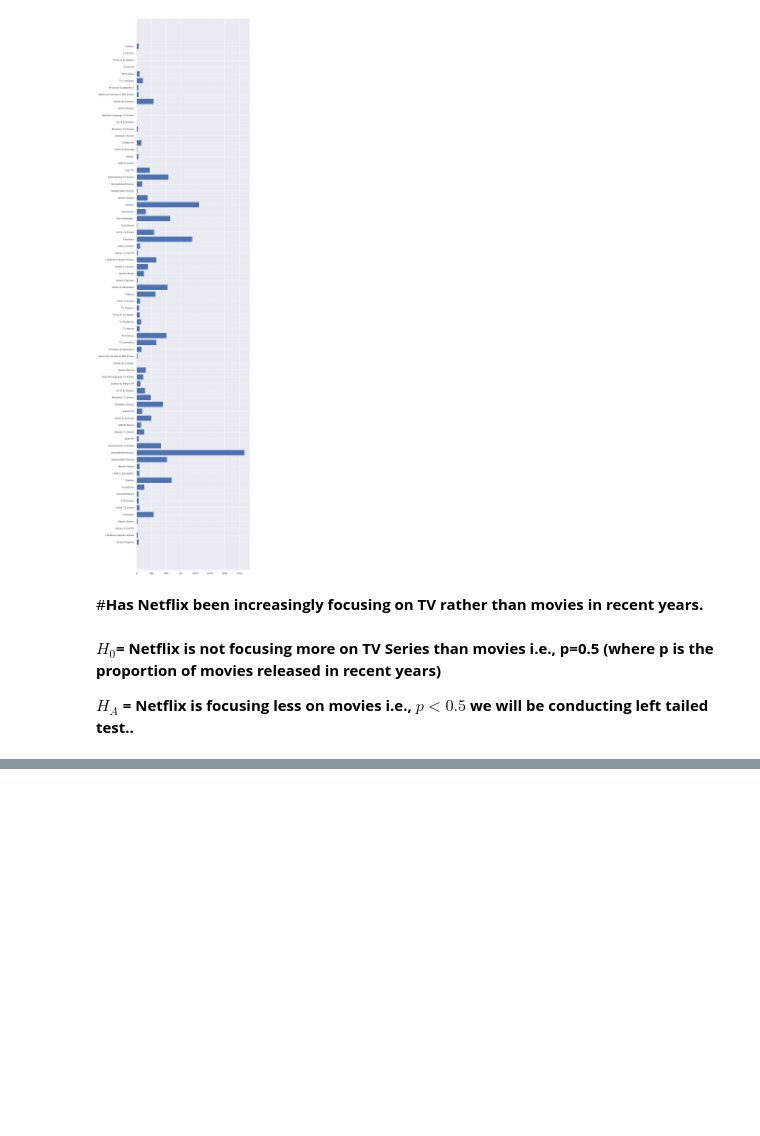
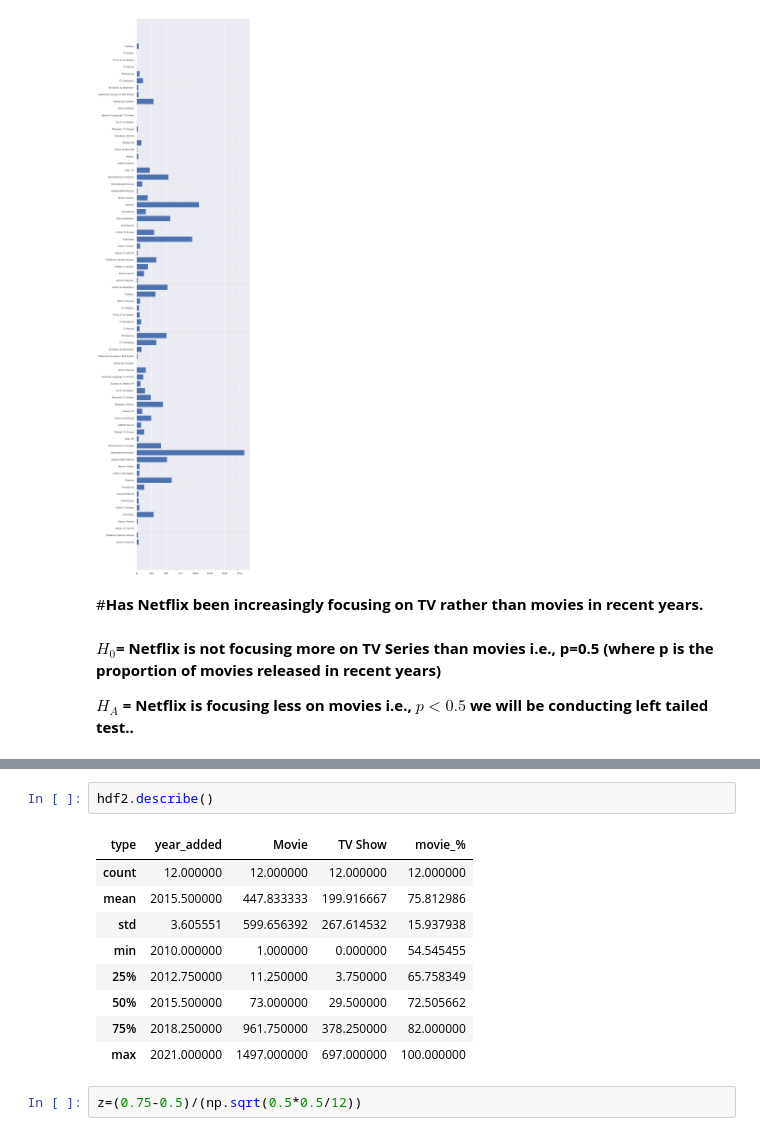
Before and after one commit to Aashishc-prog/NETFLIX_Recommender_system, a Jupyter notebook: Capstone_Netflix_Recommender_system.ipynb, the cells around one changed output, grey strips where cells are left out. Saved outputs shown, nothing was run; the diff lists cells and outputs as text; blank space fills up the shorter version.

```diff
--- a/Capstone_Netflix_Recommender_system.ipynb
+++ b/Capstone_Netflix_Recommender_system.ipynb
@@ -474,0 +505,14 @@ plt.barh(list(genres), list(genre_count))
+# %%
+hdf2.describe()
+# %% [output]
+| type | year_added | Movie | TV Show | movie_% |
+| count | 12.000000 | 12.000000 | 12.000000 | 12.000000 |
+| mean | 2015.500000 | 447.833333 | 199.916667 | 75.812986 |
+| std | 3.605551 | 599.656392 | 267.614532 | 15.937938 |
+| min | 2010.000000 | 1.000000 | 0.000000 | 54.545455 |
+| 25% | 2012.750000 | 11.250000 | 3.750000 | 65.758349 |
+| 50% | 2015.500000 | 73.000000 | 29.500000 | 72.505662 |
+| 75% | 2018.250000 | 961.750000 | 378.250000 | 82.000000 |
+| max | 2021.000000 | 1497.000000 | 697.000000 | 100.000000 |
+# %%
+z=(0.75-0.5)/(np.sqrt(0.5*0.5/12))
```
Also changed, not shown: parts of 45 cells of this notebook.
